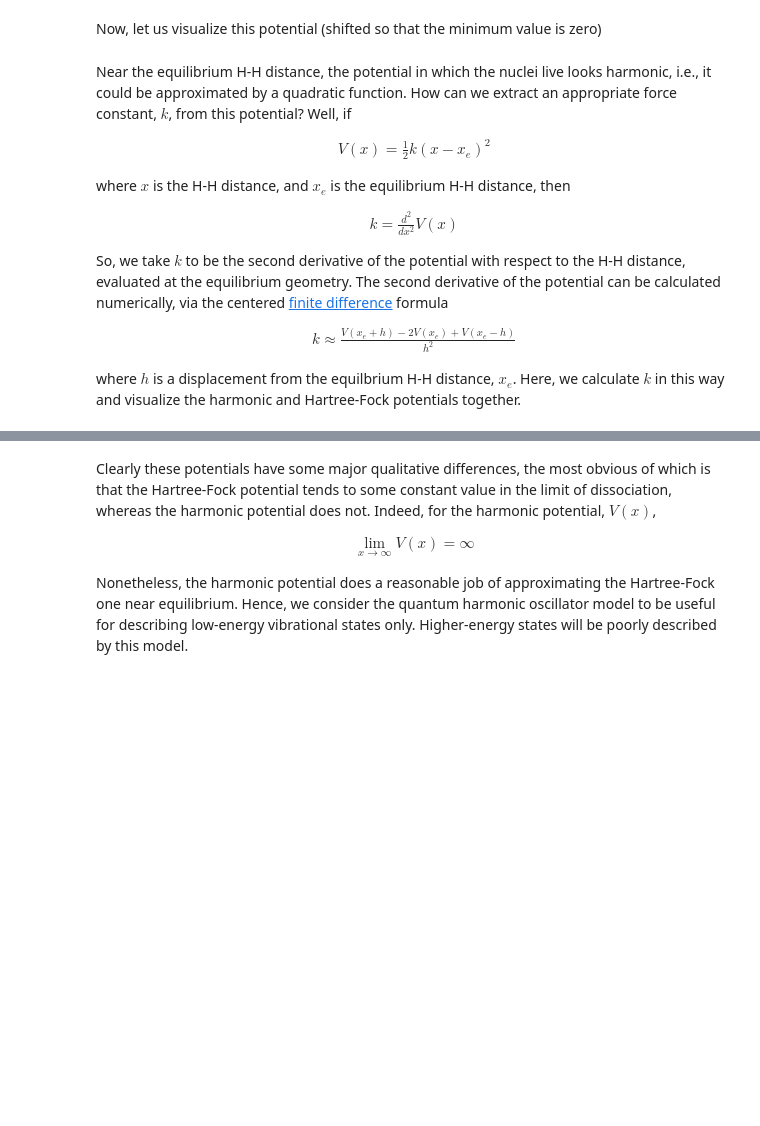
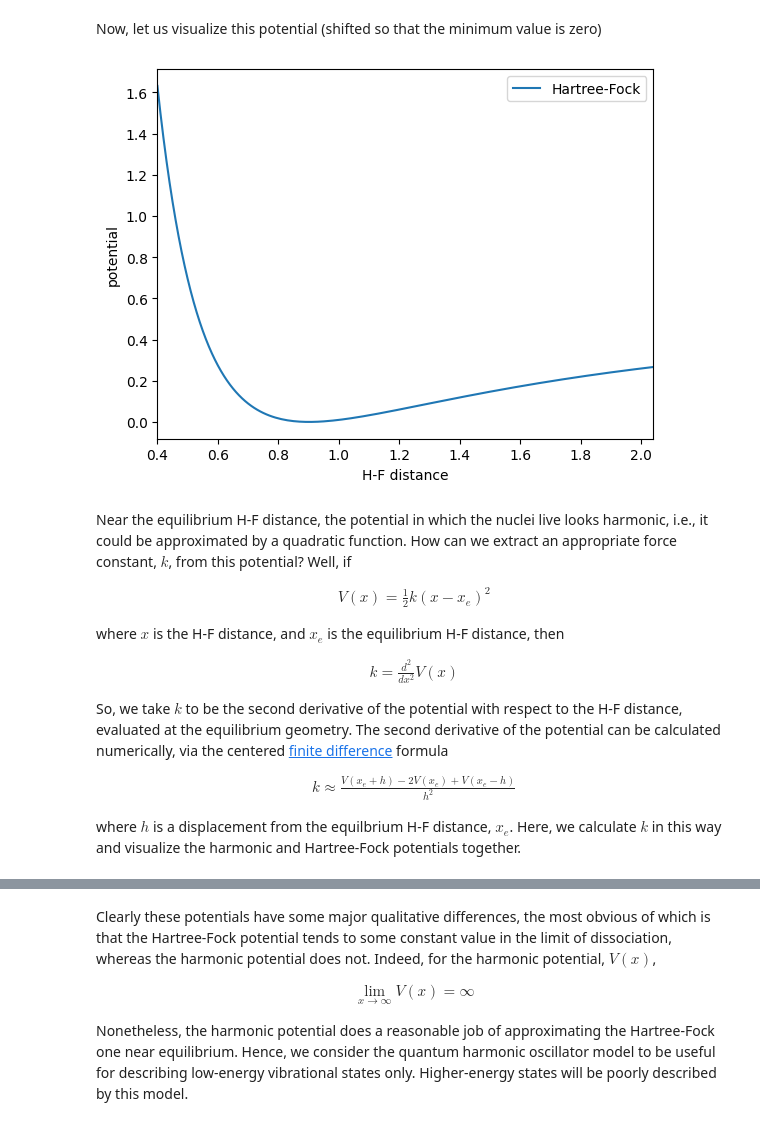
Before and after one commit to FoleyLab/chem3141-book, a Jupyter notebook: content/lecture_notes/vibration.ipynb, the cells around one changed output, grey strips where cells are left out. Cells and saved outputs as stored; diff of their text form; code cells hidden in the pictures; blank space fills up the shorter version.

```diff
--- a/content/lecture_notes/vibration.ipynb
+++ b/content/lecture_notes/vibration.ipynb
@@ -43,8 +43,8 @@ F {} 0 0
 """
 
 hf_potential = []
-dx = 0.05
-x = np.arange(0.4, 3.05, dx)
+dx = 0.01
+x = np.arange(0.4, 2.05, dx)
 
 for i in range(len(x)):
     current_x = x[i]
@@ -68,41 +74,43 @@ Now, let us visualize this potential (shifted so that the minimum value is zero)
 # %%
 # minimum energy
 V_e = min(hf_potential)
 
 
 # shift potential so the minimum value is zero
 hf_potential = np.array(hf_potential) - V_e
 
 import matplotlib.pyplot as plt
 
 plt.figure()
 plt.plot(x, hf_potential, label='Hartree-Fock')
 plt.xlim(x[0], x[-1])
 #plt.ylim(0, 0.2)
 plt.ylabel('potential')
-plt.xlabel('H-H distance')
+plt.xlabel('H-F distance')
 plt.legend()
 plt.show()
+# %% [output]
+[figure, added]
 # %% [markdown]
-Near the equilibrium H-H distance, the potential in which the nuclei live looks harmonic, i.e., it could be approximated by a quadratic function. How can we extract an appropriate force constant, $k$, from this potential? Well, if
+Near the equilibrium H-F distance, the potential in which the nuclei live looks harmonic, i.e., it could be approximated by a quadratic function. How can we extract an appropriate force constant, $k$, from this potential? Well, if
 
 $$ \begin{align}
 V(x) = \frac{1}{2} k(x-x_e)^2
 \end{align}$$
 
-where $x$ is the H-H distance, and $x_e$ is the equilibrium H-H distance, then
+where $x$ is the H-F distance, and $x_e$ is the equilibrium H-F distance, then
 
 $$ \begin{align}
 k = \frac{d^2}{dx^2} V(x)
 \end{align}$$
 
-So, we take $k$ to be the second derivative of the potential with respect to the H-H distance, evaluated at the equilibrium geometry. The second derivative of the potential can be calculated numerically, via the centered [finite difference](https://en.wikipedia.org/wiki/Finite_difference) formula
+So, we take $k$ to be the second derivative of the potential with respect to the H-F distance, evaluated at the equilibrium geometry. The second derivative of the potential can be calculated numerically, via the centered [finite difference](https://en.wikipedia.org/wiki/Finite_difference) formula
 
 $$\begin{align}
 k \approx \frac{V(x_e + h) - 2 V(x_e) + V(x_e - h)}{h^2}
 \end{align}$$
 
-where $h$ is a displacement from the equilbrium H-H distance, $x_e$. Here, we calculate $k$ in this way and visualize the harmonic and Hartree-Fock potentials together.
+where $h$ is a displacement from the equilbrium H-F distance, $x_e$. Here, we calculate $k$ in this way and visualize the harmonic and Hartree-Fock potentials together.
 # %%
 # equilbirum bond length
 idx = np.argmin(hf_potential)
```
Also changed, not shown: parts of 9 cells of this notebook.
